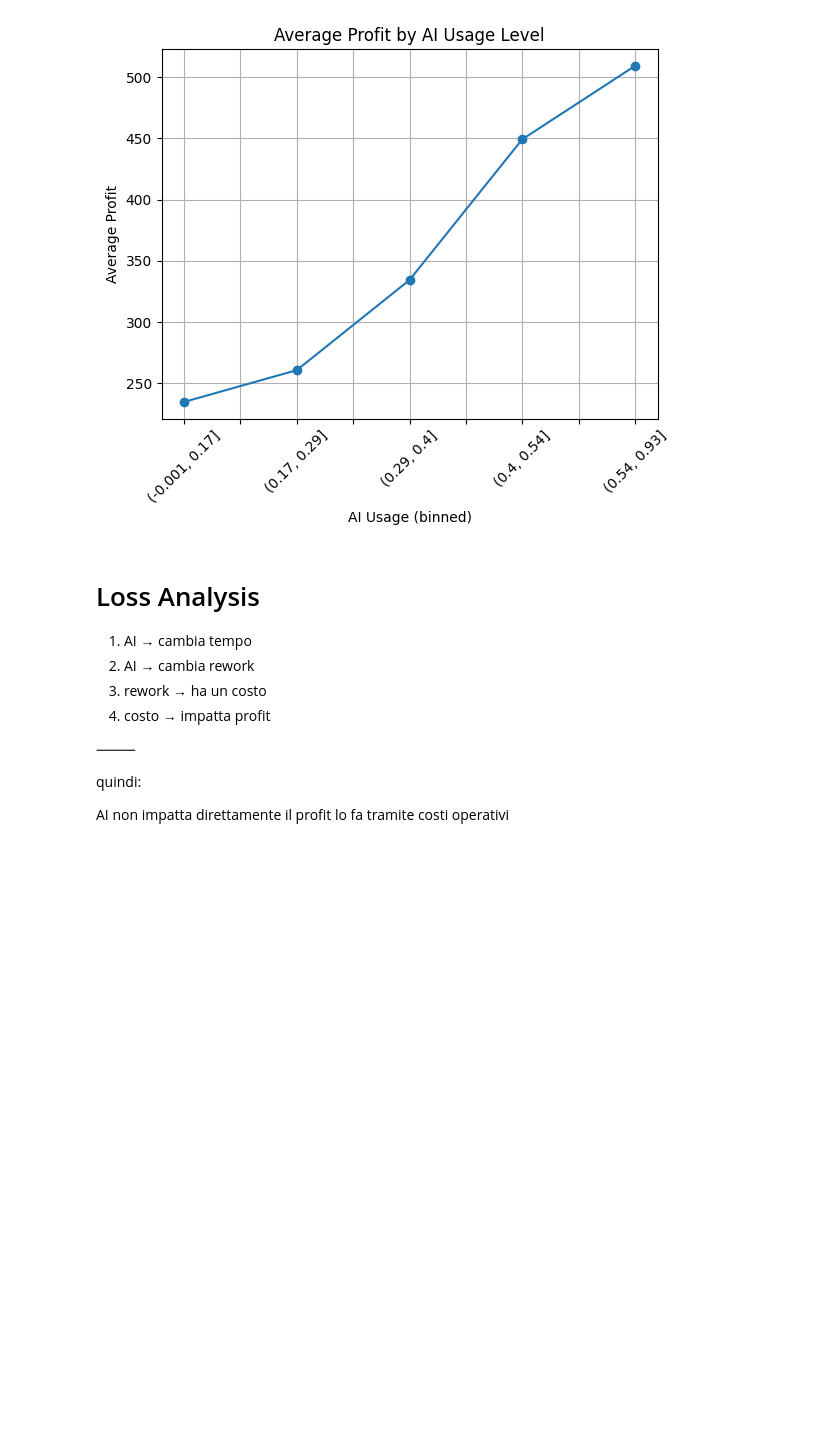
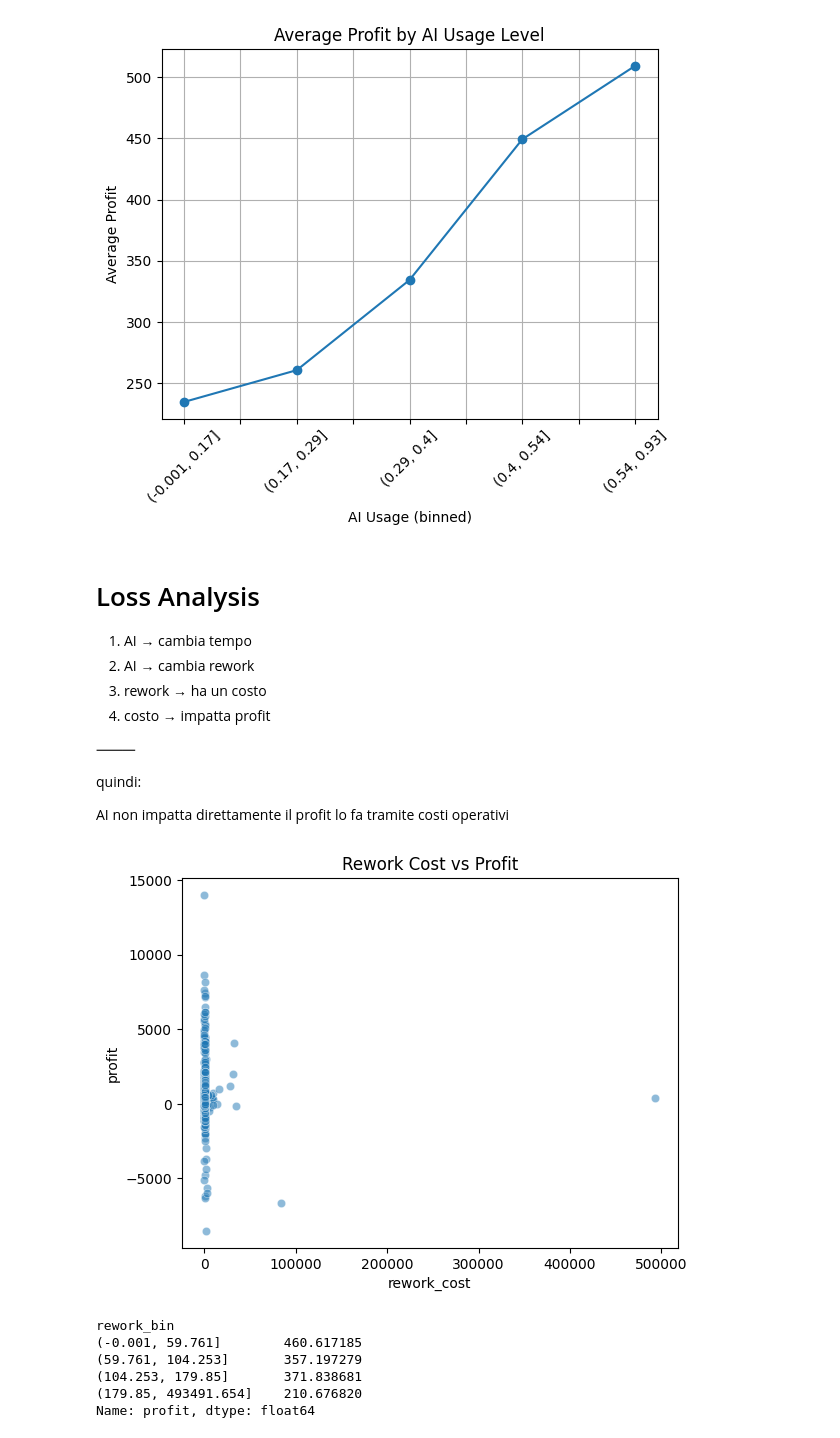
Before and after one commit to andreamammano89-maker/ML_Project_SEA_815441, a Jupyter notebook: EDA.ipynb, the cells around one changed output. Cells and saved outputs as stored; diff of their text form; code cells hidden in the pictures; blank space fills up the shorter version.

Commit message:
loss analysis

```diff
--- a/EDA.ipynb
+++ b/EDA.ipynb
@@ -757,3 +757,27 @@ quindi:
 
 AI non impatta direttamente il profit
 lo fa tramite costi operativi
+# %%
+df_productivity['rework_cost'] = (
+    df_productivity['rework_hours'] * df_productivity['cost_per_hour']
+)
+
+# relazione
+sns.scatterplot(x='rework_cost', y='profit', data=df_productivity, alpha=0.5)
+plt.title("Rework Cost vs Profit")
+plt.show()
+
+# binning
+df_productivity['rework_bin'] = pd.qcut(df_productivity['rework_cost'], q=4)
+
+loss_analysis = df_productivity.groupby('rework_bin')['profit'].mean()
+
+print(loss_analysis)
+# %% [output]
+[figure, added]
+rework_bin
+(-0.001, 59.761]        460.617185
+(59.761, 104.253]       357.197279
+(104.253, 179.85]       371.838681
+(179.85, 493491.654]    210.676820
+Name: profit, dtype: float64
```
